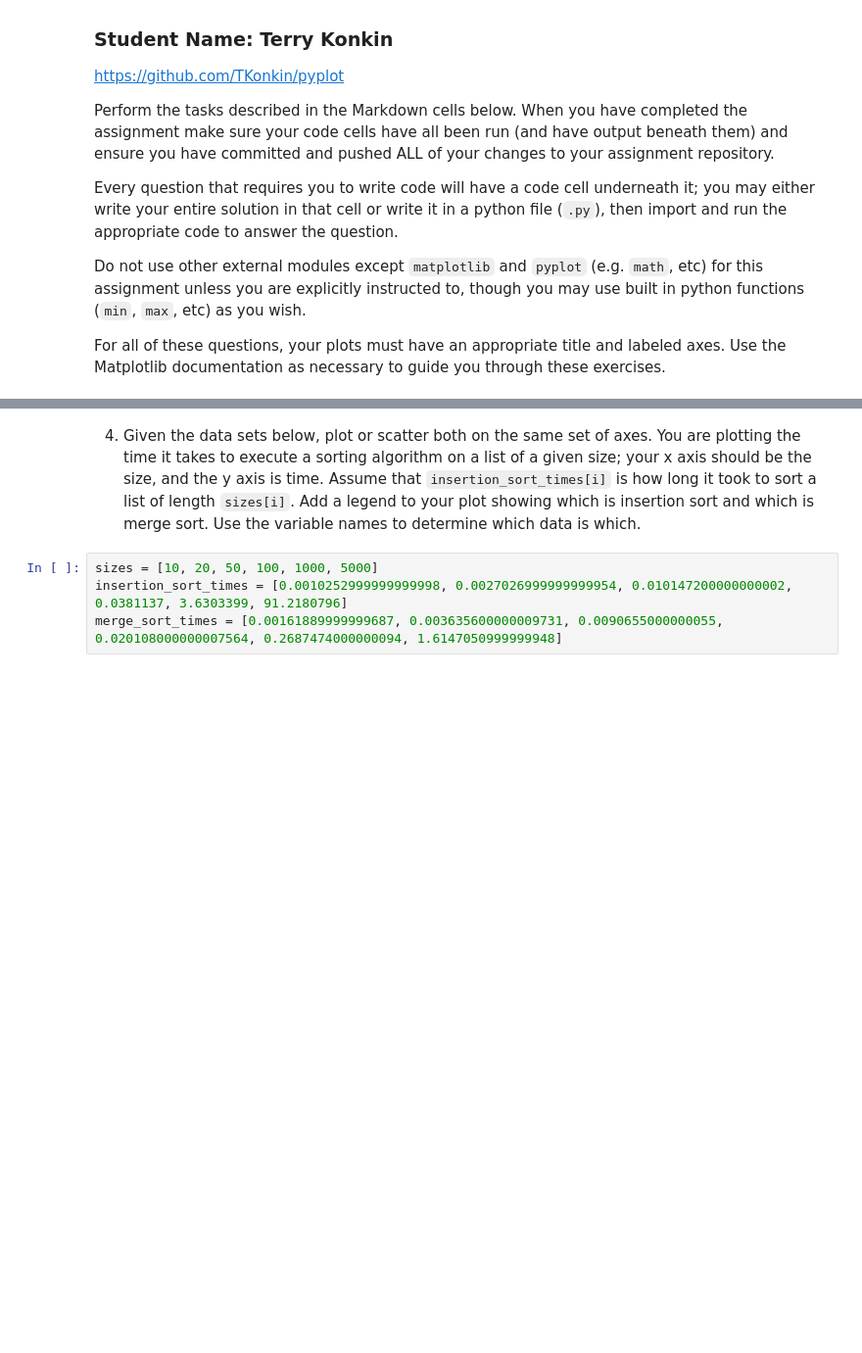
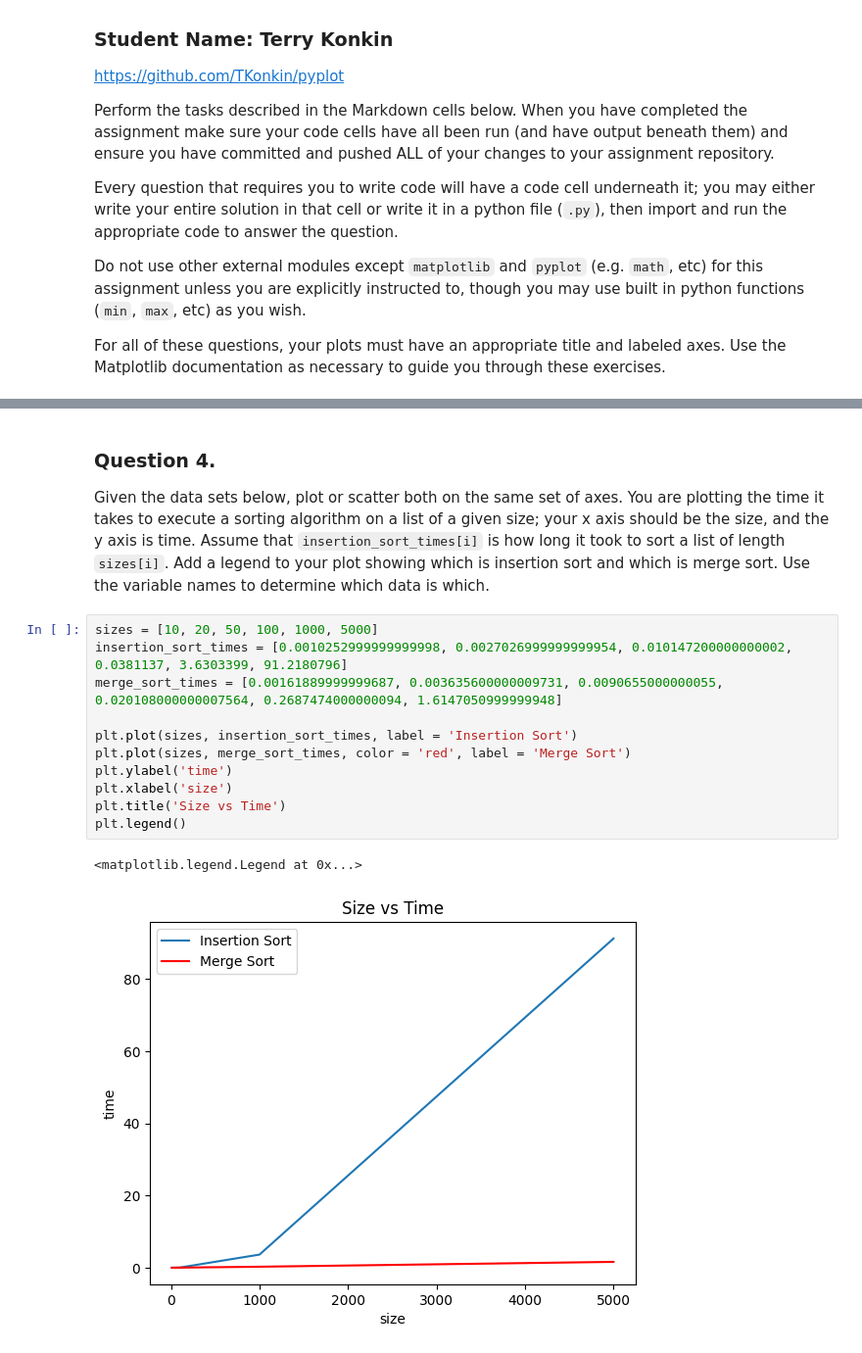
Before and after one commit to TKonkin/pyplot, a Jupyter notebook: pyplot.ipynb, the cells around one changed output, grey strips where cells are left out. Shown: that part at 98% size. Saved outputs shown, nothing was run; the diff lists cells and outputs as text; blank space fills up the shorter version.

```diff
--- a/pyplot.ipynb
+++ b/pyplot.ipynb
@@ -67,6 +113,17 @@ letter_freq = dict(Counter(TEXT))
 # %% [markdown]
-4. Given the data sets below, plot or scatter both on the same set of axes.  You are plotting the time it takes to execute a sorting algorithm on a list of a given size; your x axis should be the size, and the y axis is time.  Assume that `insertion_sort_times[i]` is how long it took to sort a list of length `sizes[i]`.  Add a legend to your plot showing which is insertion sort and which is merge sort.  Use the variable names to determine which data is which.
+### Question 4.
+Given the data sets below, plot or scatter both on the same set of axes.  You are plotting the time it takes to execute a sorting algorithm on a list of a given size; your x axis should be the size, and the y axis is time.  Assume that `insertion_sort_times[i]` is how long it took to sort a list of length `sizes[i]`.  Add a legend to your plot showing which is insertion sort and which is merge sort.  Use the variable names to determine which data is which.
 # %%
 sizes = [10, 20, 50, 100, 1000, 5000]
 insertion_sort_times = [0.0010252999999999998, 0.0027026999999999954, 0.010147200000000002, 0.0381137, 3.6303399, 91.2180796]
 merge_sort_times = [0.00161889999999687, 0.003635600000009731, 0.0090655000000055, 0.020108000000007564, 0.2687474000000094, 1.6147050999999948]
+
+plt.plot(sizes, insertion_sort_times, label = 'Insertion Sort')
+plt.plot(sizes, merge_sort_times, color = 'red', label = 'Merge Sort')
+plt.ylabel('time')
+plt.xlabel('size')
+plt.title('Size vs Time')
+plt.legend()
+# %% [output]
+<matplotlib.legend.Legend at 0x...>
+[figure, added]
```
Also changed, not shown: parts of 8 cells of this notebook.
